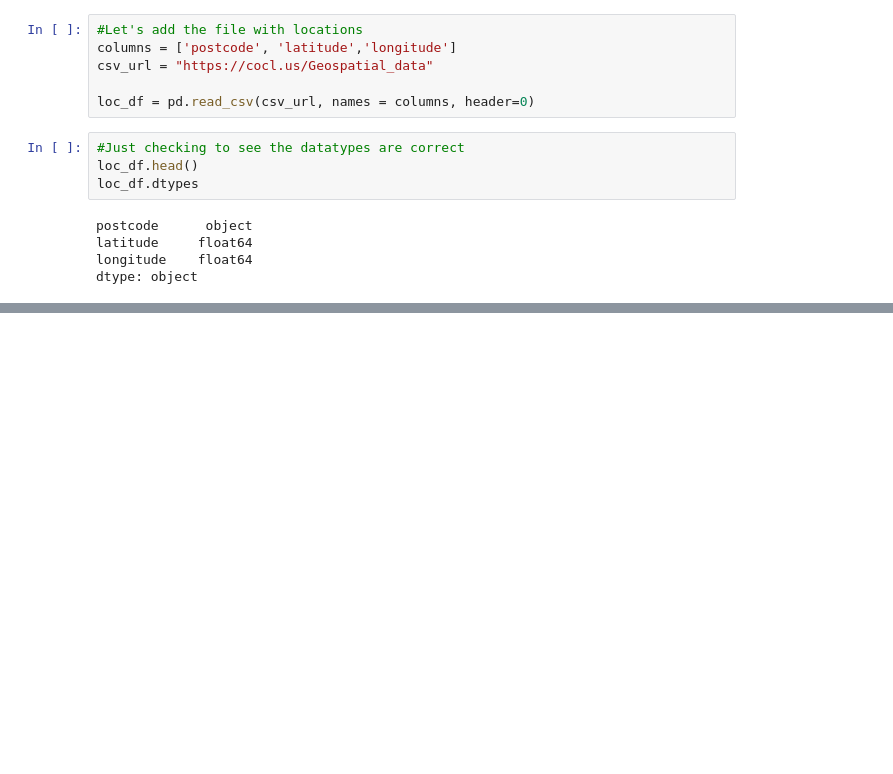
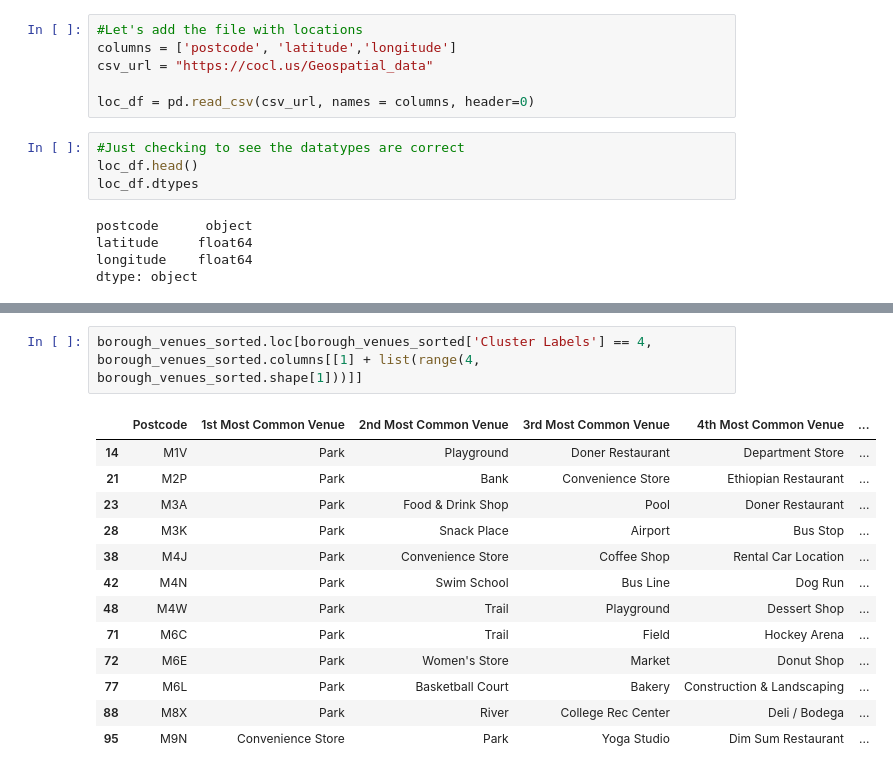
Before and after one commit to zlobendog/Coursera_Capstone, a Jupyter notebook: Toronto Neighborhoods.ipynb, the cells around one changed output, grey strips where cells are left out. Drawn from its saved outputs; the diff is of its cells as text; blank space fills up the shorter version.

```diff
--- a/Toronto Neighborhoods.ipynb
+++ b/Toronto Neighborhoods.ipynb
@@ -169,0 +546,16 @@ merged.head()
+# %%
+borough_venues_sorted.loc[borough_venues_sorted['Cluster Labels'] == 4, borough_venues_sorted.columns[[1] + list(range(4, borough_venues_sorted.shape[1]))]]
+# %% [output]
+|  | Postcode | 1st Most Common Venue | 2nd Most Common Venue | 3rd Most Common Venue | 4th Most Common Venue | ... |
+| 14 | M1V | Park | Playground | Doner Restaurant | Department Store | ... |
+| 21 | M2P | Park | Bank | Convenience Store | Ethiopian Restaurant | ... |
+| 23 | M3A | Park | Food & Drink Shop | Pool | Doner Restaurant | ... |
+| 28 | M3K | Park | Snack Place | Airport | Bus Stop | ... |
+| 38 | M4J | Park | Convenience Store | Coffee Shop | Rental Car Location | ... |
+| 42 | M4N | Park | Swim School | Bus Line | Dog Run | ... |
+| 48 | M4W | Park | Trail | Playground | Dessert Shop | ... |
+| 71 | M6C | Park | Trail | Field | Hockey Arena | ... |
+| 72 | M6E | Park | Women's Store | Market | Donut Shop | ... |
+| 77 | M6L | Park | Basketball Court | Bakery | Construction & Landscaping | ... |
+| 88 | M8X | Park | River | College Rec Center | Deli / Bodega | ... |
+| 95 | M9N | Convenience Store | Park | Yoga Studio | Dim Sum Restaurant | ... |
```
Also changed, not shown: parts of 30 cells of this notebook.
